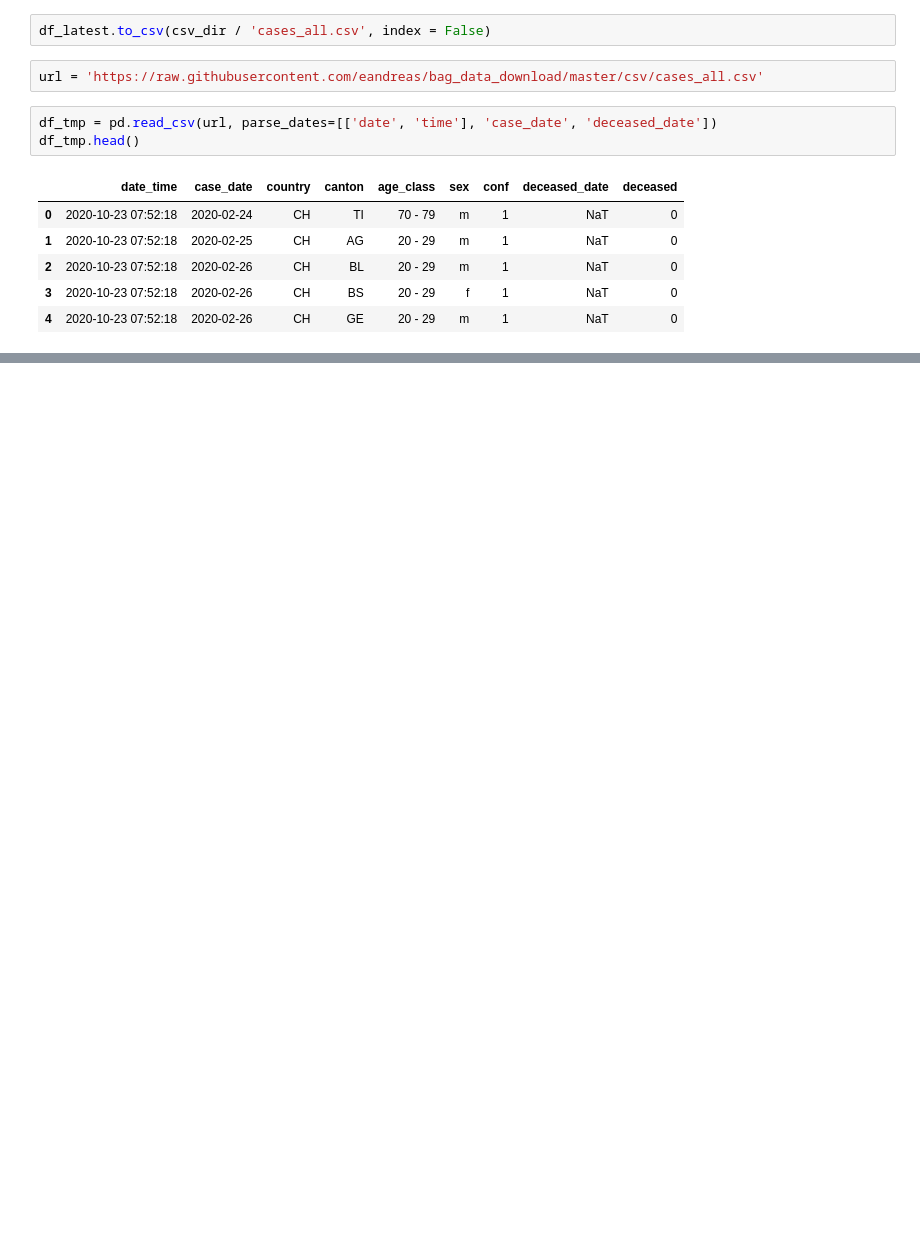
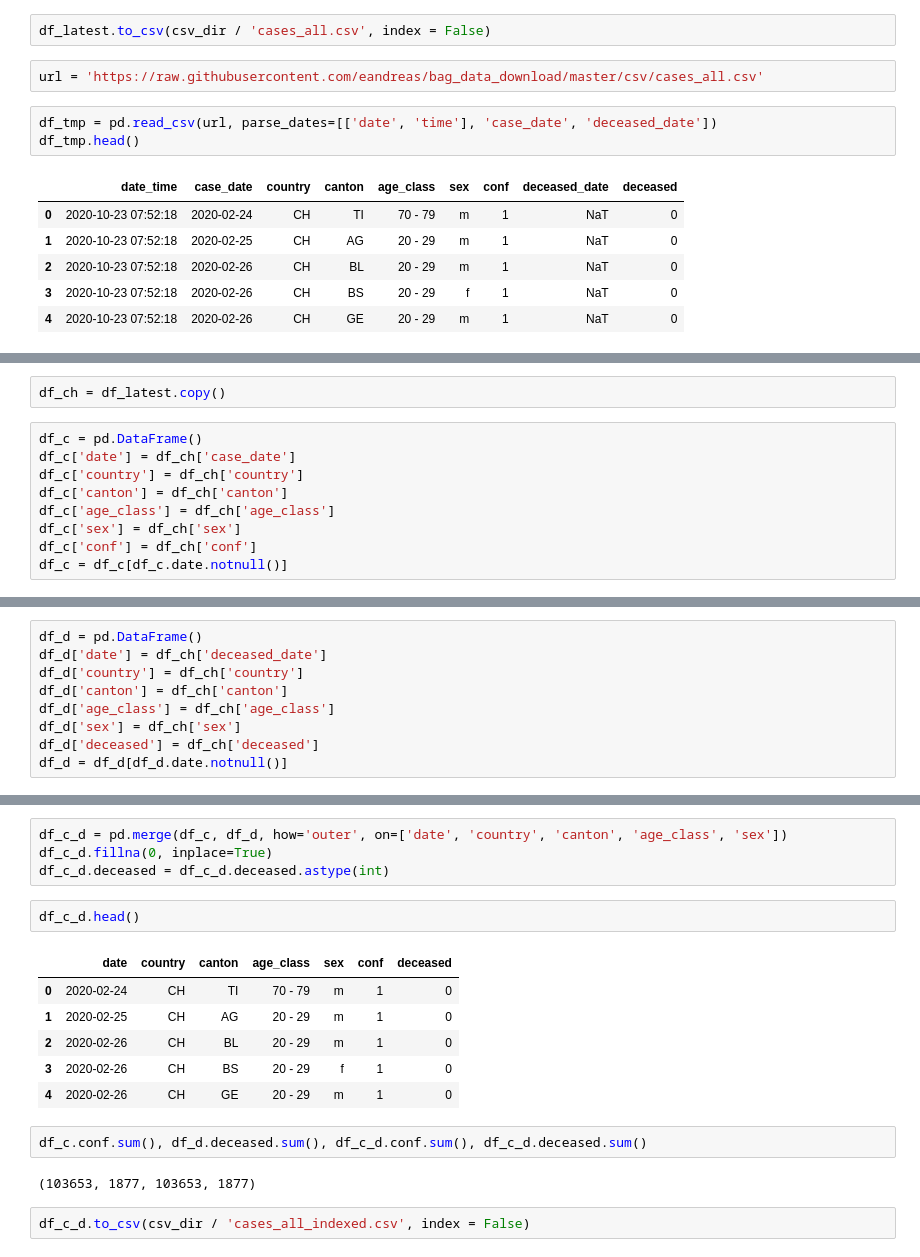
Before and after one commit to eandreas/covid-19_app, a Jupyter notebook: nbs/data_loader/bag/case_data.ipynb, the cells around one changed output, grey strips where cells are left out. Drawn from its saved outputs; the diff is of its cells as text; blank space fills up the shorter version.

```diff
--- a/nbs/data_loader/bag/case_data.ipynb
+++ b/nbs/data_loader/bag/case_data.ipynb
@@ -132,0 +126,11 @@ df_tmp.head()
+# %%
+df_ch = df_latest.copy()
+# %%
+df_c = pd.DataFrame()
+df_c['date'] = df_ch['case_date']
+df_c['country'] = df_ch['country']
+df_c['canton'] = df_ch['canton']
+df_c['age_class'] = df_ch['age_class']
+df_c['sex'] = df_ch['sex']
+df_c['conf'] = df_ch['conf']
+df_c = df_c[df_c.date.notnull()]
@@ -132,0 +146,9 @@ df_tmp.head()
+# %%
+df_d = pd.DataFrame()
+df_d['date'] = df_ch['deceased_date']
+df_d['country'] = df_ch['country']
+df_d['canton'] = df_ch['canton']
+df_d['age_class'] = df_ch['age_class']
+df_d['sex'] = df_ch['sex']
+df_d['deceased'] = df_ch['deceased']
+df_d = df_d[df_d.date.notnull()]
@@ -132,0 +164,19 @@ df_tmp.head()
+# %%
+df_c_d = pd.merge(df_c, df_d, how='outer', on=['date', 'country', 'canton', 'age_class', 'sex'])
+df_c_d.fillna(0, inplace=True)
+df_c_d.deceased = df_c_d.deceased.astype(int)
+# %%
+df_c_d.head()
+# %% [output]
+|  | date | country | canton | age_class | sex | conf | deceased |
+| 0 | 2020-02-24 | CH | TI | 70 - 79 | m | 1 | 0 |
+| 1 | 2020-02-25 | CH | AG | 20 - 29 | m | 1 | 0 |
+| 2 | 2020-02-26 | CH | BL | 20 - 29 | m | 1 | 0 |
+| 3 | 2020-02-26 | CH | BS | 20 - 29 | f | 1 | 0 |
+| 4 | 2020-02-26 | CH | GE | 20 - 29 | m | 1 | 0 |
+# %%
+df_c.conf.sum(), df_d.deceased.sum(), df_c_d.conf.sum(), df_c_d.deceased.sum()
+# %% [output]
+(103653, 1877, 103653, 1877)
+# %%
+df_c_d.to_csv(csv_dir / 'cases_all_indexed.csv', index = False)
```
Also changed, not shown: parts of 19 cells of this notebook.
